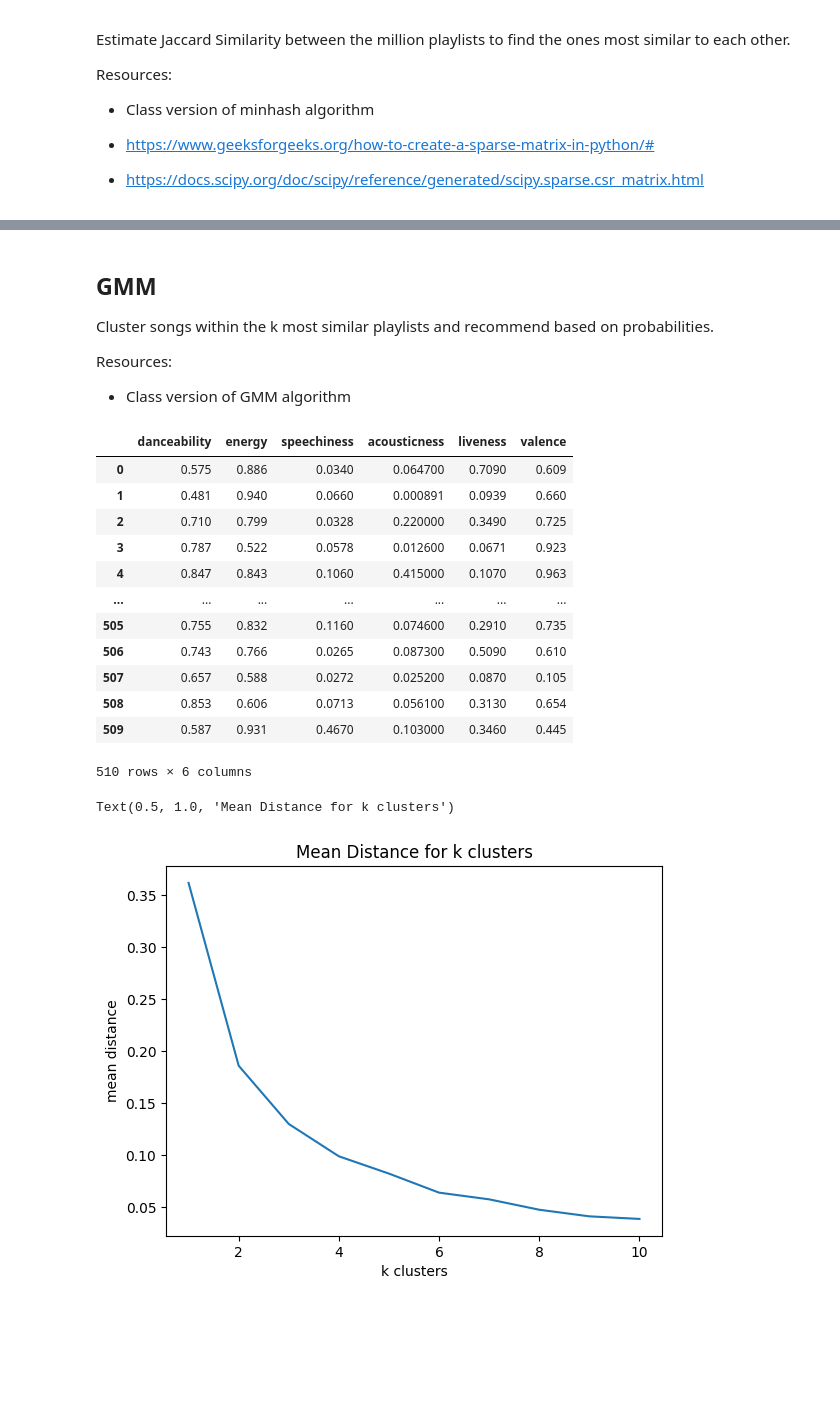
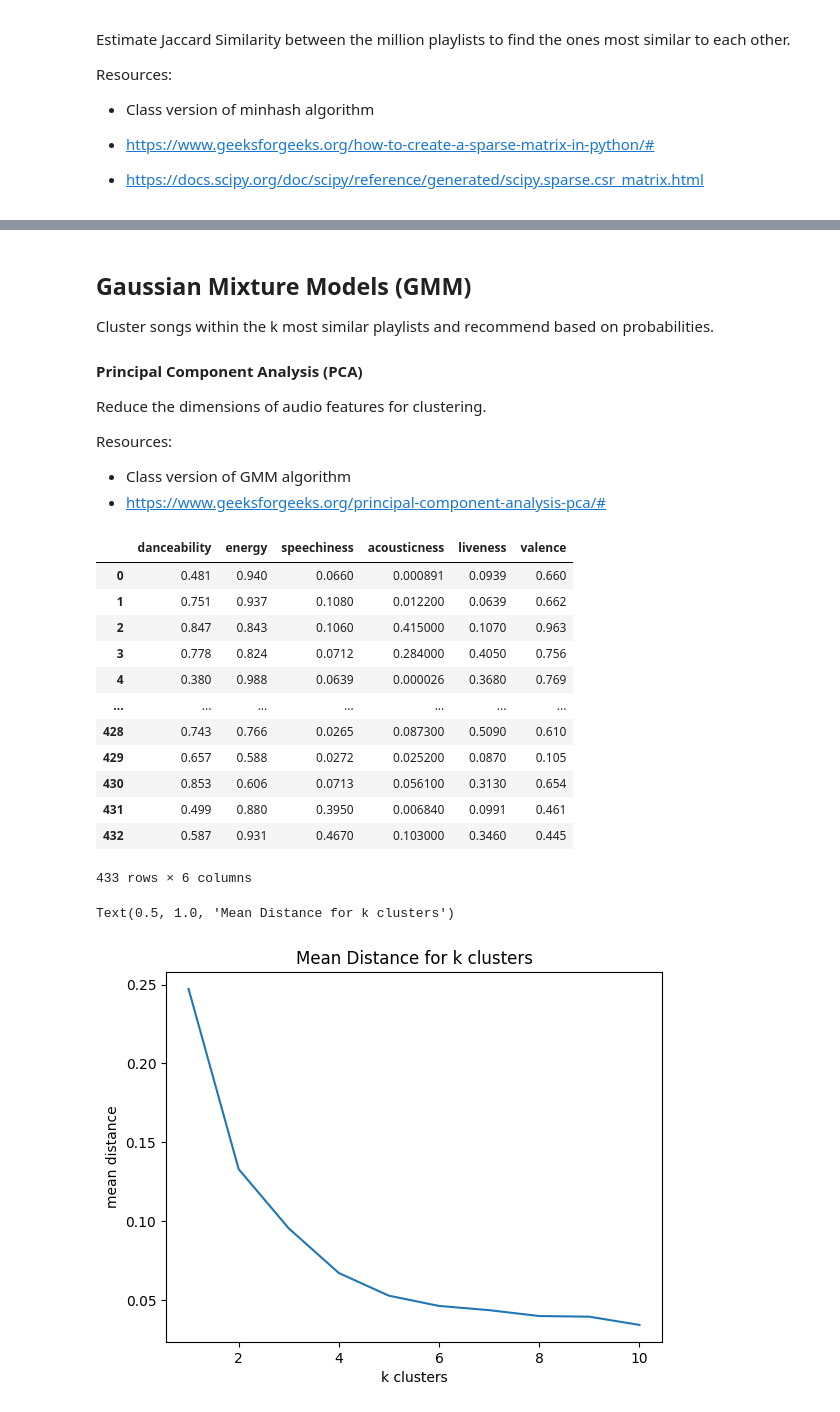
Before and after one commit to ksuoo/CSCI4022_Project, a Jupyter notebook: CSCI4022_Project_Final.ipynb, the cells around one changed output, grey strips where cells are left out. Drawn from its saved outputs; the diff is of its cells as text; code cells hidden in the pictures; blank space fills up the shorter version.

```diff
--- a/CSCI4022_Project_Final.ipynb
+++ b/CSCI4022_Project_Final.ipynb
@@ -253,11 +253,11 @@ def get_k_similar_playlists(Msig, playlist_idx, k):
     return similar
 # %%
 # example for if we wanted to find the 20 most similar songs to the playlist at index 0
-idx = 0
+input_playlist_idx = 0
 k = 20
-similar = get_k_similar_playlists(Msig, idx, k)
+similar = get_k_similar_playlists(Msig, input_playlist_idx, k)
 
-print(k, 'most similar to', df.iloc[idx]['name'])
+print(k, 'most similar to', df.iloc[input_playlist_idx]['name'])
 for idx, sim in similar.items():
     print(df.iloc[idx]['name'], ':', sim)
 # %% [output]
@@ -281,13 +281,18 @@ throwbackss : 0.22
 # %% [markdown]
-## GMM
+## Gaussian Mixture Models (GMM)
 
 Cluster songs within the k most similar playlists and recommend based on probabilities.
 
+#### Principal Component Analysis (PCA)
+
+Reduce the dimensions of audio features for clustering.
+
 Resources:
 - Class version of GMM algorithm
+- https://www.geeksforgeeks.org/principal-component-analysis-pca/#
 # %%
 # remove duplicates from the similar playlists and get audio features from songs in the dataset
-def process_similar(similar, idx):
+def process_similar_playlists(similar, idx):
     track_ids = set()
     for playlist_idx in similar:
         for track in playlists[playlist_idx]['tracks']:
@@ -307,25 +312,25 @@ def process_similar(similar, idx):
 
     return dat, input_songs_indices
 # %%
-dat, input_songs_indices = process_similar(similar, idx)
+dat, input_songs_indices = process_similar_playlists(similar, idx)
 
 GMM_DROP = ['id', 'name', 'artists']
 dat1 = dat.drop(columns=GMM_DROP)
-dat1 # all the possible audio features we could use
+dat1 # audio features for the songs in similar playlists for Throwbacks
 # %% [output]
 |  | danceability | energy | speechiness | acousticness | liveness | valence |
-| 0 | 0.575 | 0.886 | 0.0340 | 0.064700 | 0.7090 | 0.609 |
-| 1 | 0.481 | 0.940 | 0.0660 | 0.000891 | 0.0939 | 0.660 |
-| 2 | 0.710 | 0.799 | 0.0328 | 0.220000 | 0.3490 | 0.725 |
-| 3 | 0.787 | 0.522 | 0.0578 | 0.012600 | 0.0671 | 0.923 |
-| 4 | 0.847 | 0.843 | 0.1060 | 0.415000 | 0.1070 | 0.963 |
+| 0 | 0.481 | 0.940 | 0.0660 | 0.000891 | 0.0939 | 0.660 |
+| 1 | 0.751 | 0.937 | 0.1080 | 0.012200 | 0.0639 | 0.662 |
+| 2 | 0.847 | 0.843 | 0.1060 | 0.415000 | 0.1070 | 0.963 |
+| 3 | 0.778 | 0.824 | 0.0712 | 0.284000 | 0.4050 | 0.756 |
+| 4 | 0.380 | 0.988 | 0.0639 | 0.000026 | 0.3680 | 0.769 |
 | ... | ... | ... | ... | ... | ... | ... |
-| 505 | 0.755 | 0.832 | 0.1160 | 0.074600 | 0.2910 | 0.735 |
-| 506 | 0.743 | 0.766 | 0.0265 | 0.087300 | 0.5090 | 0.610 |
-| 507 | 0.657 | 0.588 | 0.0272 | 0.025200 | 0.0870 | 0.105 |
-| 508 | 0.853 | 0.606 | 0.0713 | 0.056100 | 0.3130 | 0.654 |
-| 509 | 0.587 | 0.931 | 0.4670 | 0.103000 | 0.3460 | 0.445 |
+| 428 | 0.743 | 0.766 | 0.0265 | 0.087300 | 0.5090 | 0.610 |
+| 429 | 0.657 | 0.588 | 0.0272 | 0.025200 | 0.0870 | 0.105 |
+| 430 | 0.853 | 0.606 | 0.0713 | 0.056100 | 0.3130 | 0.654 |
+| 431 | 0.499 | 0.880 | 0.3950 | 0.006840 | 0.0991 | 0.461 |
+| 432 | 0.587 | 0.931 | 0.4670 | 0.103000 | 0.3460 | 0.445 |
-510 rows × 6 columns
+433 rows × 6 columns
 # %%
 def GMM(dat, k, dimension):
 
@@ -427,19 +432,40 @@ def GMM(dat, k, dimension):
     mean_dist=mean_dist/(len(dat)*k)
     #Return all the needed variables
     return p_class_given_data, means, covars, p_class, mean_dist
+# %%
+# pca to reduce dimensions of each song's audio features to 2
+def PCA(m, k):
+    # build m^t m since smaller
+    m_new = (m - m.mean()) / m.std()
+    mtm = (np.transpose(m_new) @ m_new) / (m.shape[0] - 1)
+
+    eigenvalues, eigenvectors = np.linalg.eig(mtm)
+
+    # construct matrix e from eigenvectors corresponding to highest eigenvalues
+    e_columns = []
+    for i in range(k):
+        idx = np.argmax(eigenvalues)
+        e_columns.append(idx)
+        eigenvalues[idx] = 0
+
+    e = eigenvectors[:, e_columns]
+    return m @ e
+
+dat2 = PCA(dat1, 2)
 # %%
+# find best number of clusters (elbow)
 ks = [1,2,3,4,5,6,7,8,9,10]
 mean_distances = []
 
 for k in ks:
-    p_class_given_data, means, covars, p_class, mean_dist = GMM(dat1, k, dat1.shape[1])
+    p_class_given_data, means, covars, p_class, mean_dist = GMM(dat2, k, dat2.shape[1])
     mean_distances.append(mean_dist)
 
 plt.plot(ks, mean_distances)
 plt.xlabel('k clusters')
 plt.ylabel('mean distance')
 plt.title('Mean Distance for k clusters')
 # %% [output]
 Text(0.5, 1.0, 'Mean Distance for k clusters')
-[figure, old version]
+[figure, new version]
 # %% [markdown]
```
Also changed, not shown: parts of 12 cells of this notebook.
